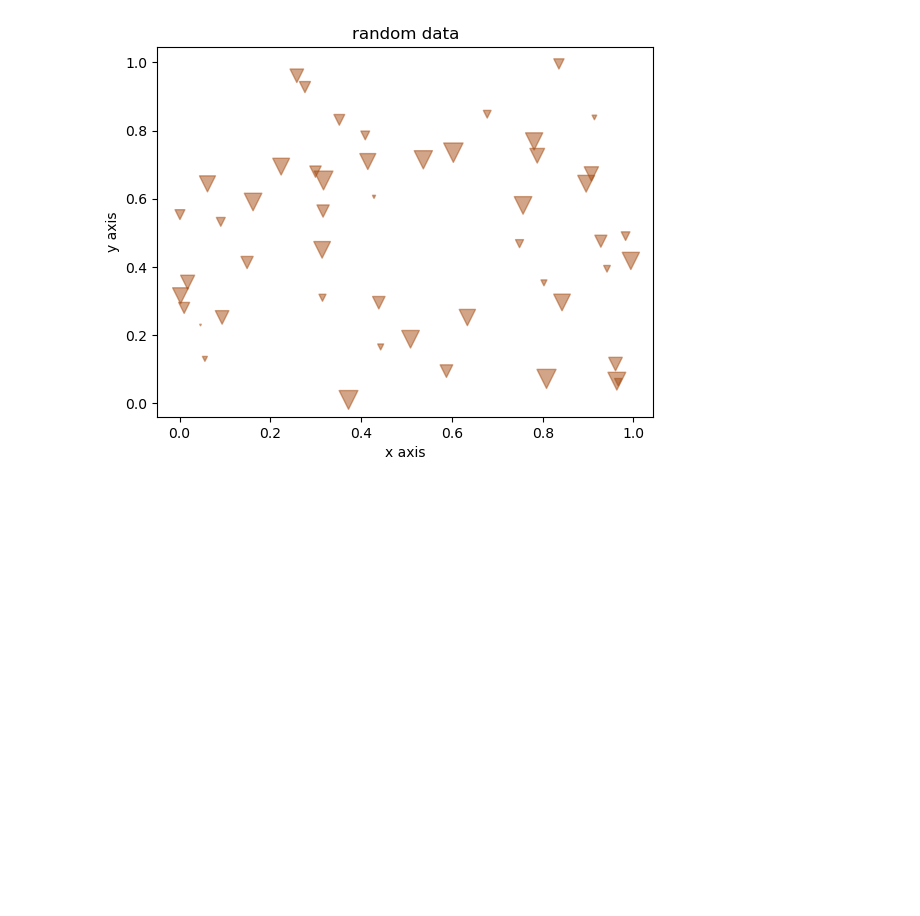
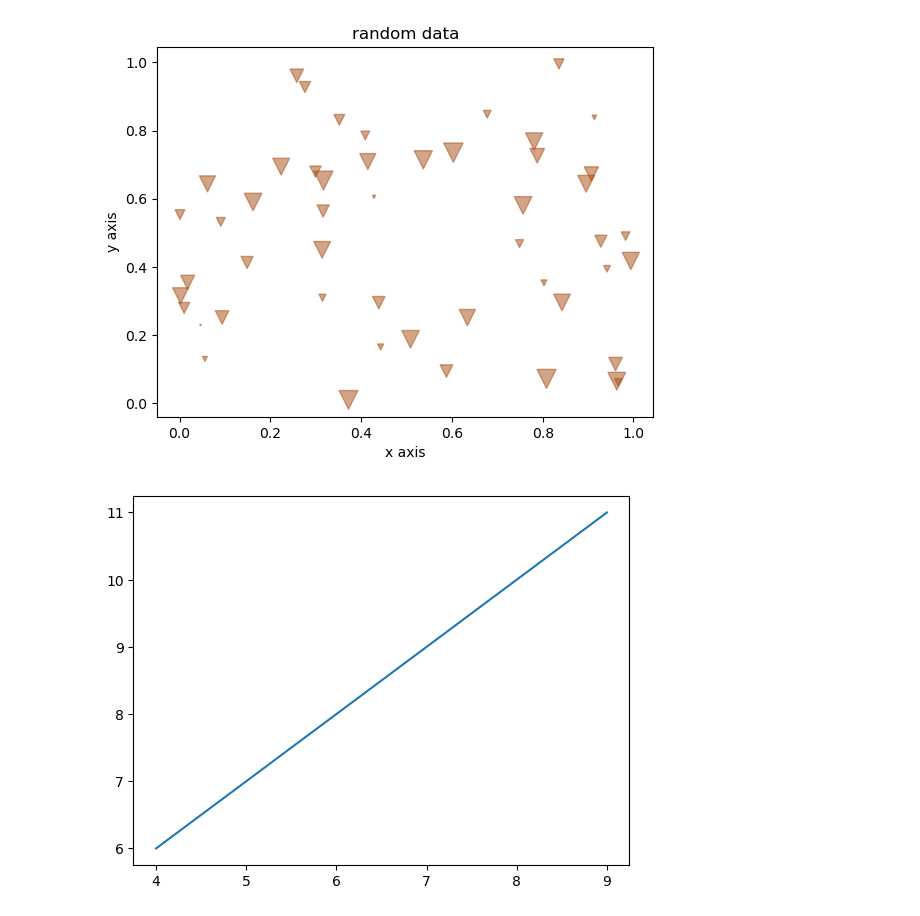
Before and after one commit to PranavAvasthi/Matplotlib, a Jupyter notebook: matplotlib_lib.ipynb, the cells around one changed output. Cells and saved outputs as stored; diff of their text form; code cells hidden in the pictures; blank space fills up the shorter version.

Commit message:
playing with different data to see different graphs

```diff
--- a/matplotlib_lib.ipynb
+++ b/matplotlib_lib.ipynb
@@ -265,3 +265,10 @@ plt.title("random data")
 # %% [output]
 Text(0.5, 1.0, 'random data')
 [figure]
+# %%
+x = [4,5,6,7,8,9]
+y = [6,7,8,9,10,11]
+plt.plot(x,y)
+plt.show()
+# %% [output]
+[figure, added]
```
Also changed, not shown: parts of 2 cells of this notebook.
